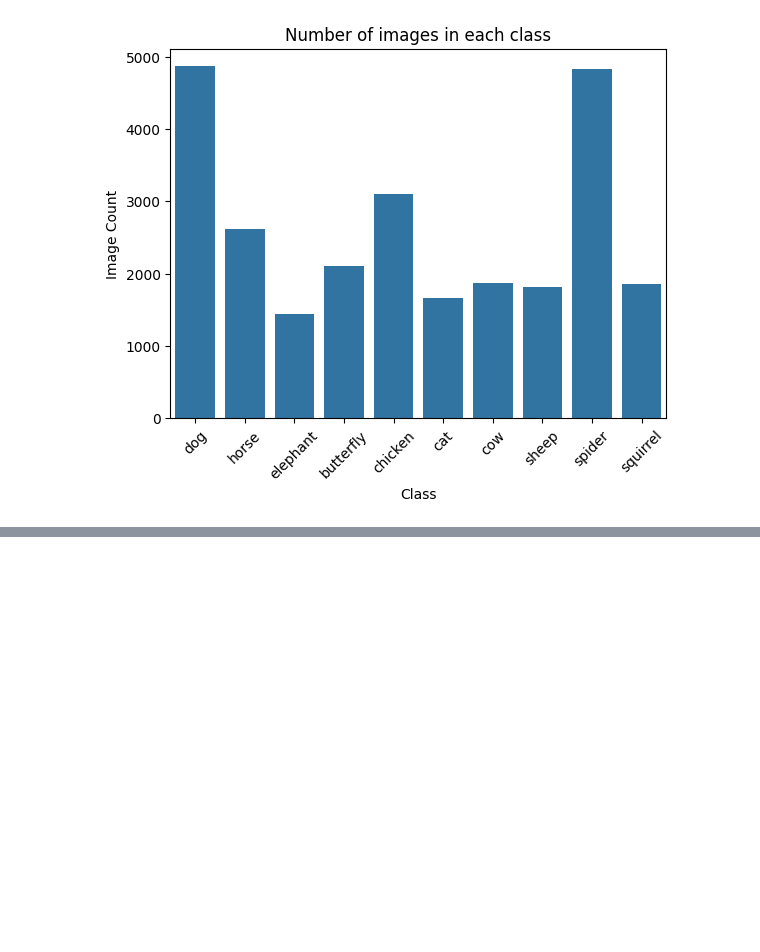
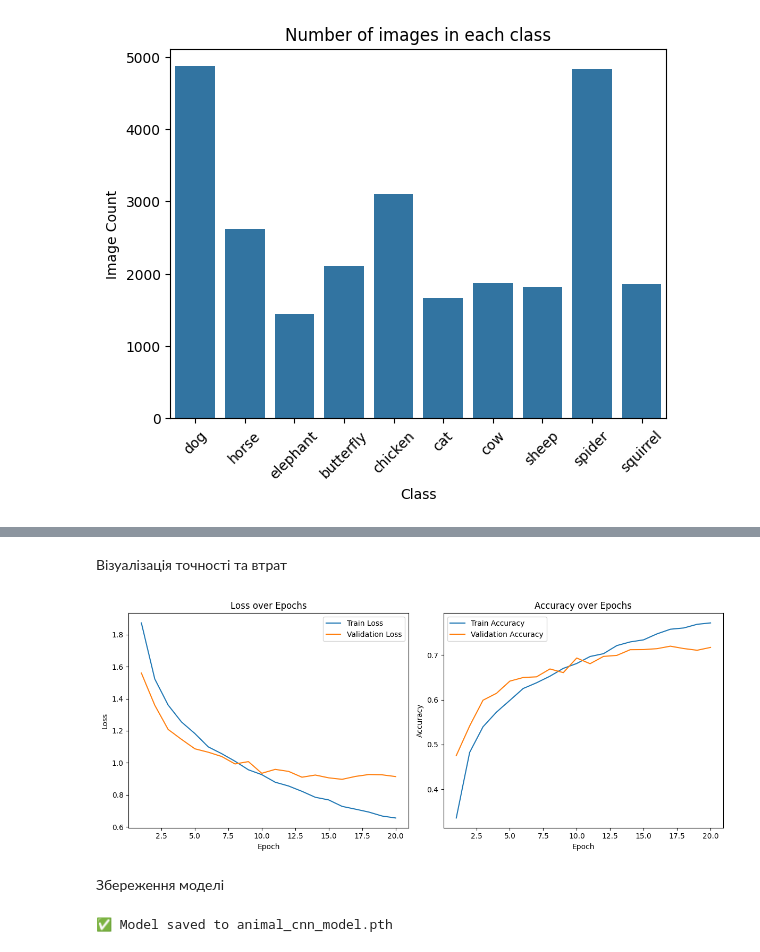
Before and after one commit to lesnich/animals10-cnn, a Jupyter notebook: cnn.ipynb, the cells around one changed output, grey strips where cells are left out. Cells and saved outputs as stored; diff of their text form; code cells hidden in the pictures; blank space fills up the shorter version.

Commit message:
Part 2: building a basic neural network model

```diff
--- a/cnn.ipynb
+++ b/cnn.ipynb
@@ -228,0 +320,13 @@ plt.show()
+# %%
+import torch.optim as optim
+
+# Define loss function for multi-class classification
+criterion = nn.CrossEntropyLoss()
+
+# Define optimizer (Adam) with learning rate
+optimizer = optim.Adam(model.parameters(), lr=0.001)
+
+# Optional: Learning rate scheduler to reduce LR on plateau
+scheduler = torch.optim.lr_scheduler.ReduceLROnPlateau(
+    optimizer, mode='min', factor=0.1, patience=3
+)
@@ -228,0 +427,37 @@ plt.show()
+# %% [markdown]
+Візуалізація точності та втрат
+# %%
+import matplotlib.pyplot as plt
+
+epochs = range(1, num_epochs + 1)
+
+# Loss plot
+plt.figure(figsize=(12, 5))
+plt.subplot(1, 2, 1)
+plt.plot(epochs, train_losses, label='Train Loss')
+plt.plot(epochs, val_losses, label='Validation Loss')
+plt.title('Loss over Epochs')
+plt.xlabel('Epoch')
+plt.ylabel('Loss')
+plt.legend()
+
+# Accuracy plot
+plt.subplot(1, 2, 2)
+plt.plot(epochs, train_accuracies, label='Train Accuracy')
+plt.plot(epochs, val_accuracies, label='Validation Accuracy')
+plt.title('Accuracy over Epochs')
+plt.xlabel('Epoch')
+plt.ylabel('Accuracy')
+plt.legend()
+
+plt.tight_layout()
+plt.show()
+# %% [output]
+[figure, added]
+# %% [markdown]
+Збереження моделі
+# %%
+torch.save(model.state_dict(), 'animal_cnn_model.pth')
+print("✅ Model saved to animal_cnn_model.pth")
+# %% [output]
+✅ Model saved to animal_cnn_model.pth
```
Also changed, not shown: parts of 19 cells of this notebook, 1 other file.
